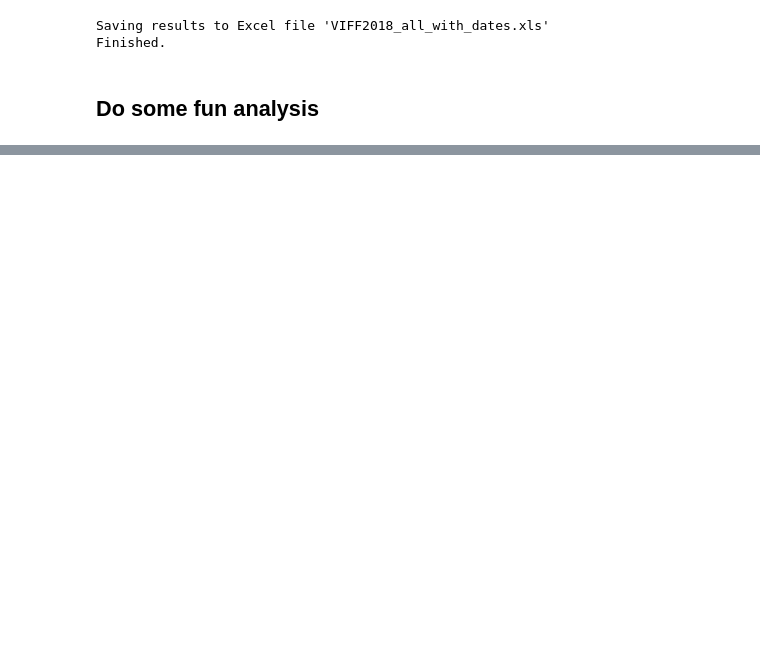
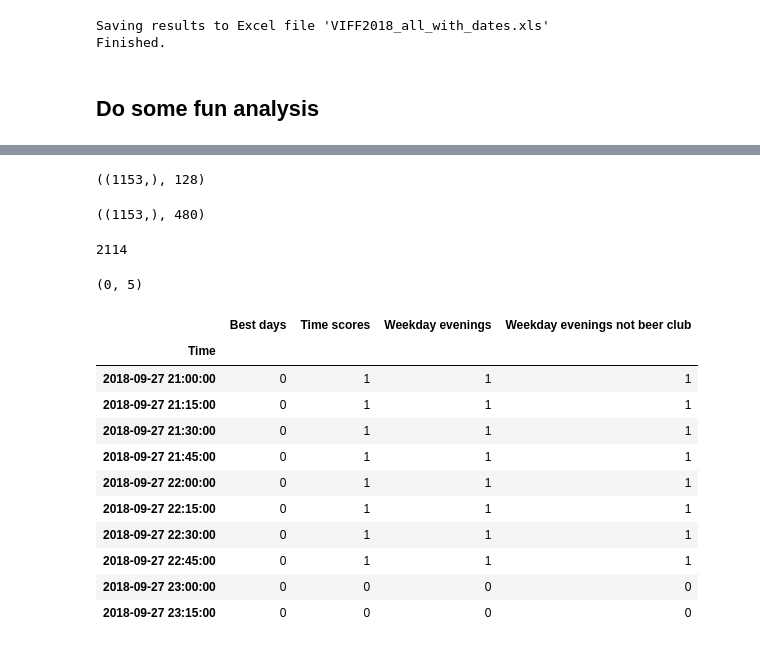
Before and after one commit to billtubbs/viff-scrape, a Jupyter notebook: Scrape VIFF film list.ipynb, the cells around one changed output, grey strips where cells are left out. Saved outputs shown, nothing was run; the diff lists cells and outputs as text; code cells hidden in the pictures; blank space fills up the shorter version.

```diff
--- a/Scrape VIFF film list.ipynb
+++ b/Scrape VIFF film list.ipynb
@@ -678,0 +935,46 @@ dir(film_page_tree.xpath(xp)[0])
+# %%
+weekdays = (full_time_period.weekday < 5)
+evenings = (full_time_period.hour > 17) & (full_time_period.hour <23)
+beer_club_days = (full_time_period.weekday == 1)
+weekday_evenings = (weekdays & evenings).astype(int)
+weekday_evenings_not_beer_club = ((weekdays & ~beer_club_days) & evenings).astype(int)
+weekday_evenings_not_beer_club.shape, weekday_evenings_not_beer_club.sum()
+# %% [output]
+((1153,), 128)
+# %%
+best_days = ['2018-09-29', '2018-09-30', '2018-10-06', '2018-10-07', '2018-10-08']
+best_days = (pd.Series(full_time_period.date).isin(pd.to_datetime(best_days).date)).values.astype(int)
+best_days.shape, best_days.sum()
+# %% [output]
+((1153,), 480)
+# %%
+time_scores = pd.Series(2*weekday_evenings - weekday_evenings_not_beer_club + 4*best_days, index=full_time_period)
+time_scores.sum()
+# %% [output]
+2114
+# %%
+time_scores.min(), time_scores.max()
+# %% [output]
+(0, 5)
+# %%
+data = {
+    "Weekday evenings": weekday_evenings,
+    "Weekday evenings not beer club": weekday_evenings_not_beer_club,
+    "Best days": best_days,
+    "Time scores": time_scores
+}
+time_scores_df = pd.DataFrame(data, index=pd.Index(full_time_period, name="Time"))
+time_scores_df.head(10)
+# %% [output]
+|  | Best days | Time scores | Weekday evenings | Weekday evenings not beer club |
+| Time |  |  |  |  |
+| 2018-09-27 21:00:00 | 0 | 1 | 1 | 1 |
+| 2018-09-27 21:15:00 | 0 | 1 | 1 | 1 |
+| 2018-09-27 21:30:00 | 0 | 1 | 1 | 1 |
+| 2018-09-27 21:45:00 | 0 | 1 | 1 | 1 |
+| 2018-09-27 22:00:00 | 0 | 1 | 1 | 1 |
+| 2018-09-27 22:15:00 | 0 | 1 | 1 | 1 |
+| 2018-09-27 22:30:00 | 0 | 1 | 1 | 1 |
+| 2018-09-27 22:45:00 | 0 | 1 | 1 | 1 |
+| 2018-09-27 23:00:00 | 0 | 0 | 0 | 0 |
+| 2018-09-27 23:15:00 | 0 | 0 | 0 | 0 |
```
Also changed, not shown: parts of 69 cells of this notebook.
